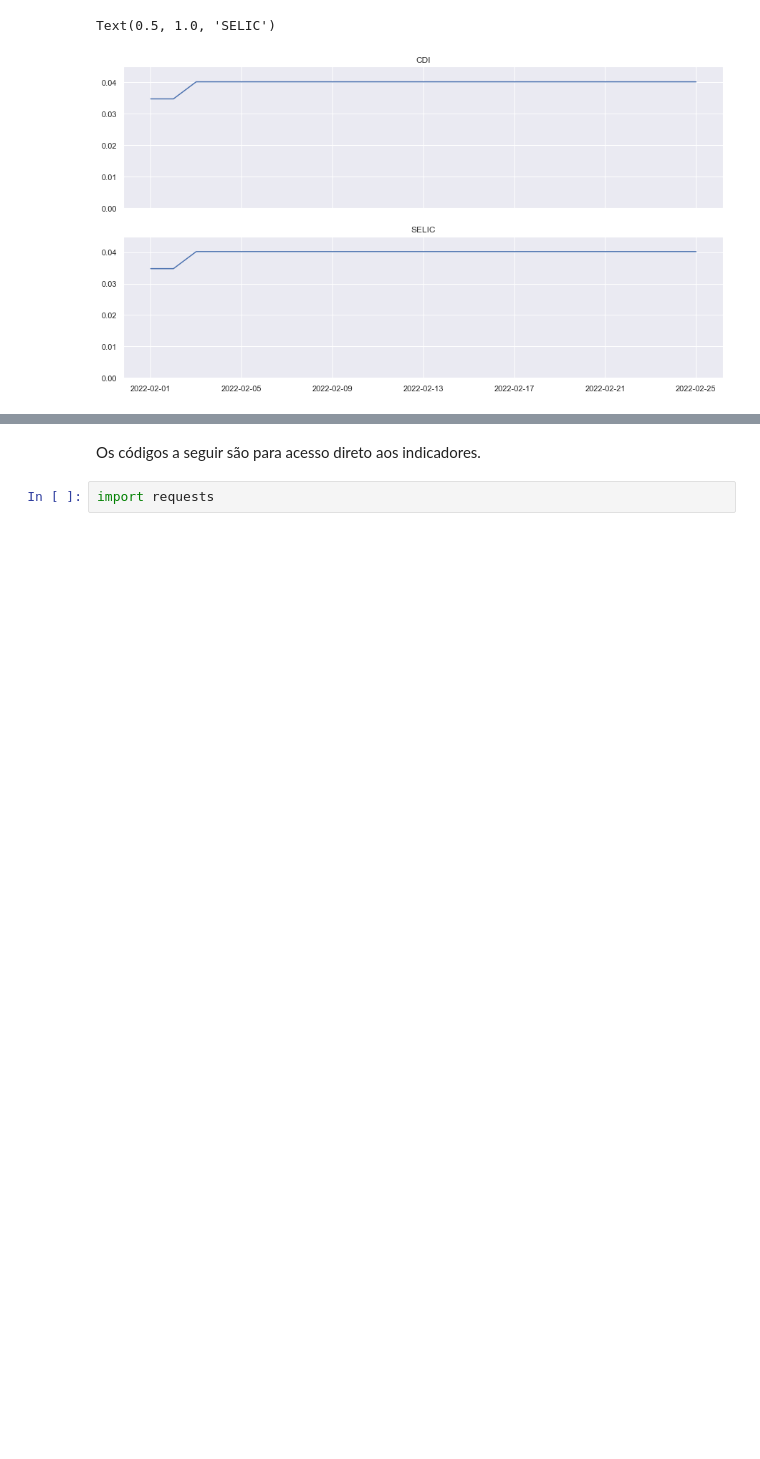
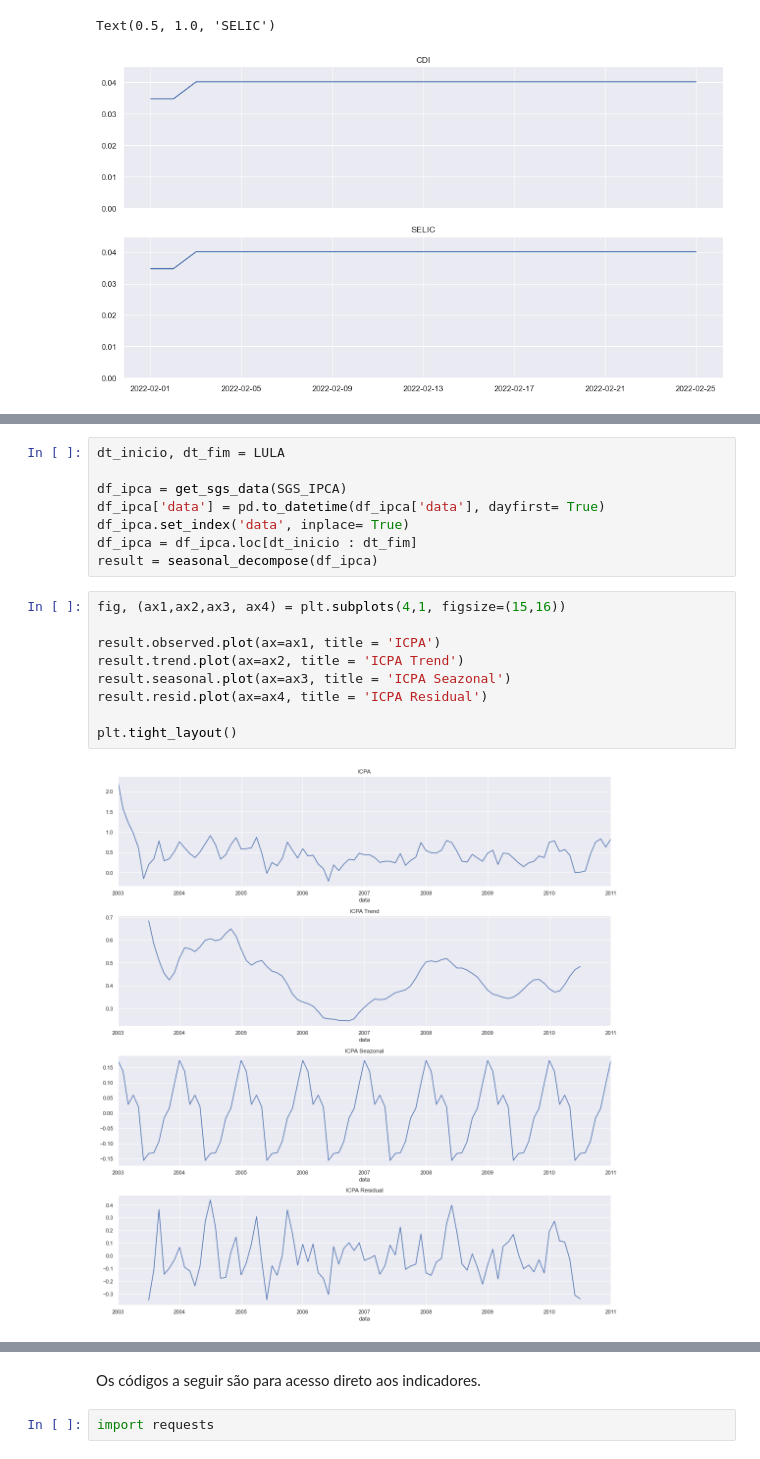
Before and after one commit to afukaya/Analise_Fundos_Investimentos, a Jupyter notebook: Analise_Fundos.ipynb, the cells around one changed output, grey strips where cells are left out. Saved outputs shown, nothing was run; the diff lists cells and outputs as text; blank space fills up the shorter version.

```diff
--- a/Analise_Fundos.ipynb
+++ b/Analise_Fundos.ipynb
@@ -249 +310,20 @@ df_ipca.plot(figsize=(15,8), ylim=(-2,2))
+# %%
+dt_inicio, dt_fim = LULA
+
+df_ipca = get_sgs_data(SGS_IPCA)
+df_ipca['data'] = pd.to_datetime(df_ipca['data'], dayfirst= True)
+df_ipca.set_index('data', inplace= True)
+df_ipca = df_ipca.loc[dt_inicio : dt_fim]
+result = seasonal_decompose(df_ipca)
+# %%
+fig, (ax1,ax2,ax3, ax4) = plt.subplots(4,1, figsize=(15,16))
+
+result.observed.plot(ax=ax1, title = 'ICPA')
+result.trend.plot(ax=ax2, title = 'ICPA Trend')
+result.seasonal.plot(ax=ax3, title = 'ICPA Seazonal')
+result.resid.plot(ax=ax4, title = 'ICPA Residual')
+
+plt.tight_layout()
+# %% [output]
+[figure, added]
 # %% [markdown]
```
Also changed, not shown: parts of 29 cells of this notebook, 1 other file.
